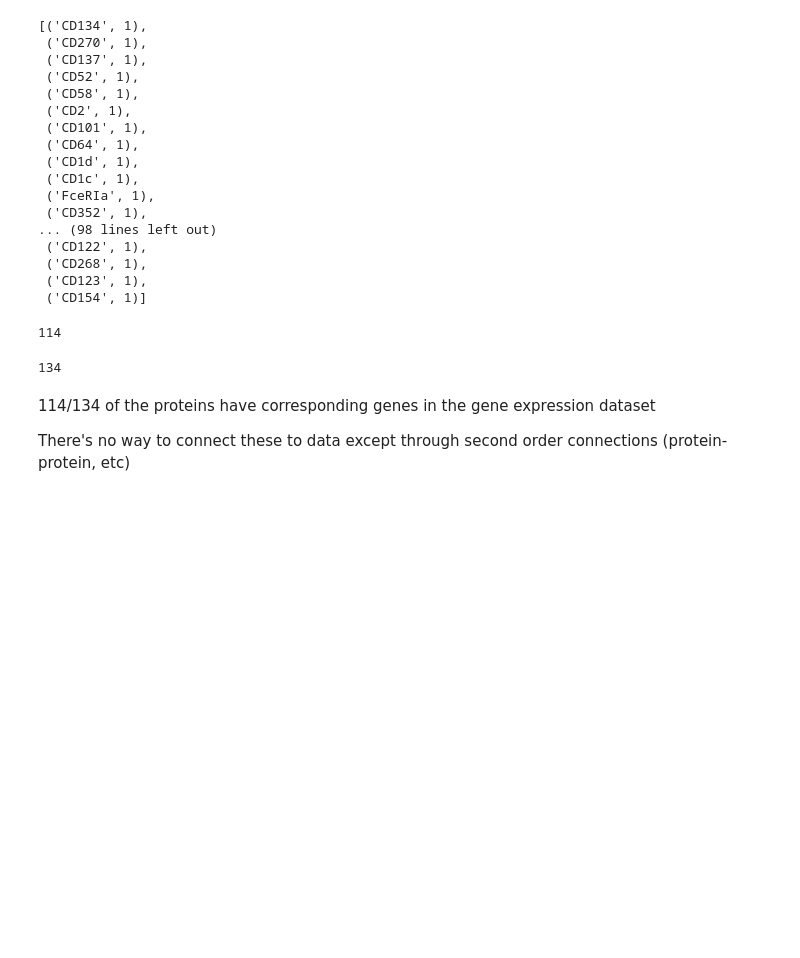
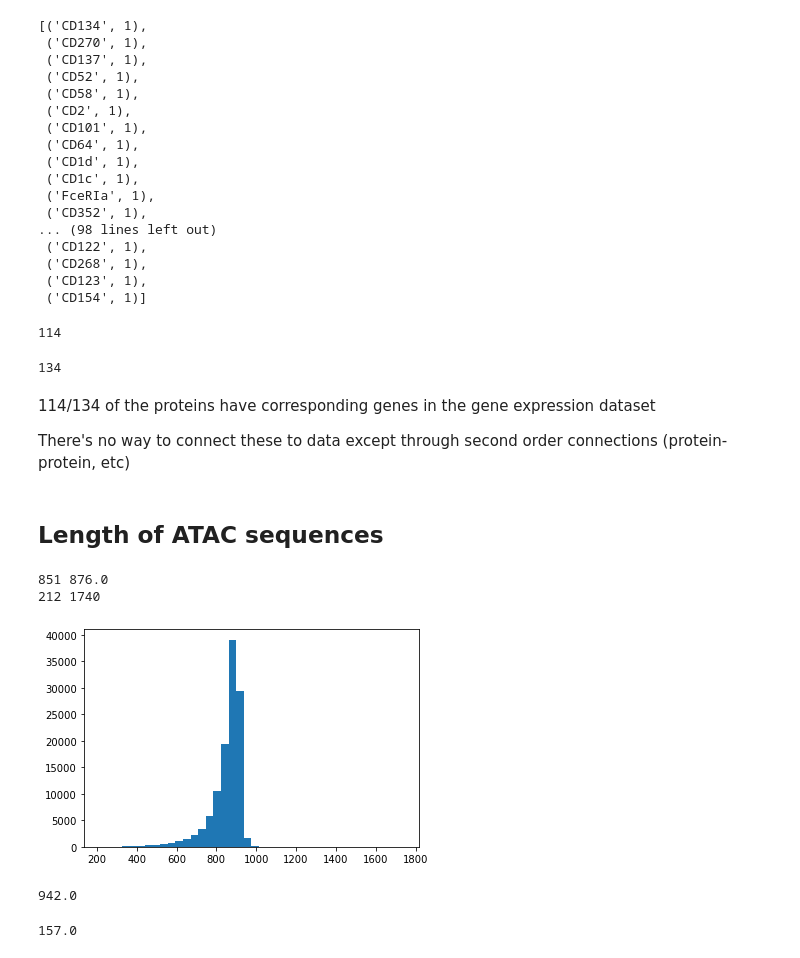
Before and after one commit to bglazer/opisca, a Jupyter notebook: data_exploration.ipynb, the cells around one changed output. Cells and saved outputs as stored; diff of their text form; code cells hidden in the pictures; blank space fills up the shorter version.

Commit message:
Checking lengths of ATAC sequences

```diff
--- a/data_exploration.ipynb
+++ b/data_exploration.ipynb
@@ -165,3 +165,22 @@ len(protein_ids)
 114/134 of the proteins have corresponding genes in the gene expression dataset
 
 There's no way to connect these to data except through second order connections (protein-protein, etc)
+# %% [markdown]
+## Length of ATAC sequences
+# %%
+atac_lens = []
+for region in atac_data.var.index.to_list():
+    chrm, start, end = region.split('-')
+    end = int(end)
+    start = int(start)
+    length = end - start
+    atac_lens.append(length)
+atac_lens = np.array(atac_lens)
+# %%
+_=plt.hist(atac_lens, bins=40)
+print(f'{atac_lens.mean():0.0f}', np.median(atac_lens,axis=0))
+print(atac_lens.min(), np.max(atac_lens,axis=0))
+# %% [output]
+851 876.0
+212 1740
+[figure, added]
@@ -167,0 +189,8 @@ There's no way to connect these to data except through second order connections
+# %%
+np.percentile(atac_lens, 99)
+# %% [output]
+942.0
+# %%
+942/6
+# %% [output]
+157.0
```
Also changed, not shown: parts of 1 cell of this notebook.
